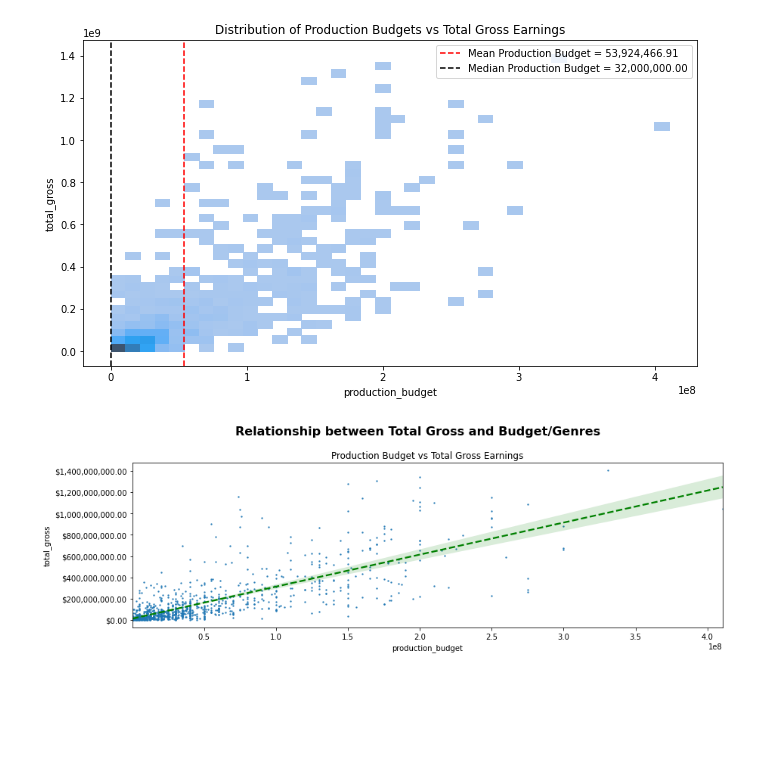
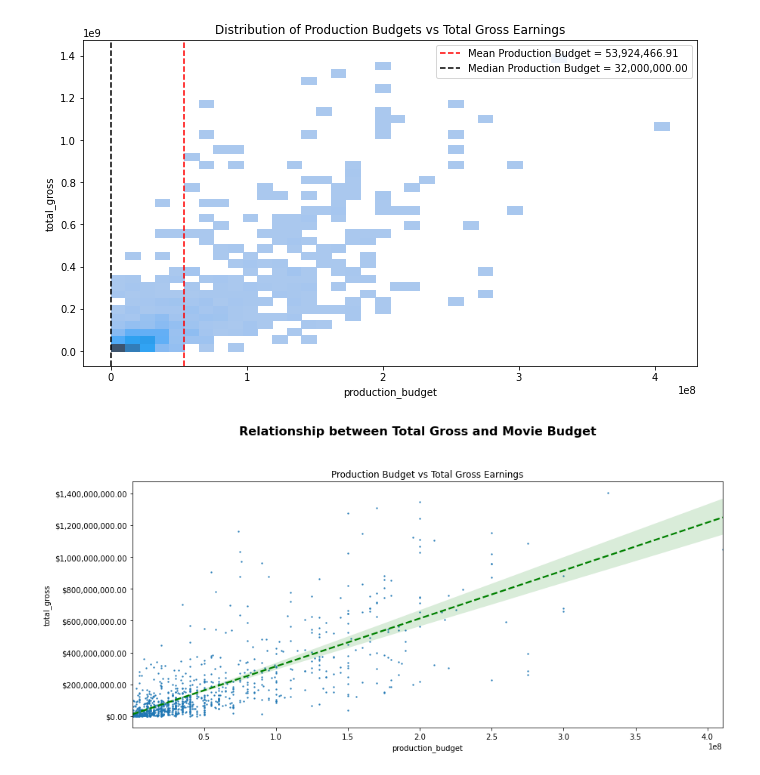
Before and after one commit to GusVilla303/dsc-phase-1-project, a Jupyter notebook: microsoft-movie-analysis.ipynb, the cells around one changed output. Saved outputs shown, nothing was run; the diff lists cells and outputs as text; code cells hidden in the pictures; blank space fills up the shorter version.

```diff
--- a/microsoft-movie-analysis.ipynb
+++ b/microsoft-movie-analysis.ipynb
@@ -894,18 +894,18 @@ ax.legend();
 # %%
 # Relationship between Total Gross and Production Budget and Genres
 
-fig, ax = plt.subplots(figsize=(14,4))
+fig, ax = plt.subplots(figsize=(14,6))
 
 price_fmt = mpl.ticker.StrMethodFormatter('${x:,.2f}')
 
 # Plot 0
 sns.regplot(data=movie_production_df, x='production_budget', y='total_gross',
            ax=ax, scatter_kws={'s':2}, line_kws={'color':'green', 'ls':'--'})
 
 ax.set_title('Production Budget vs Total Gross Earnings')
 ax.yaxis.set_major_formatter(price_fmt)
 
-fig.suptitle('Relationship between Total Gross and Budget/Genres', y=1.05,
+fig.suptitle('Relationship between Total Gross and Movie Budget', y=1.05,
              fontsize=16, fontweight='bold');
 # %% [output]
-[figure, old version]
+[figure, new version]
```
